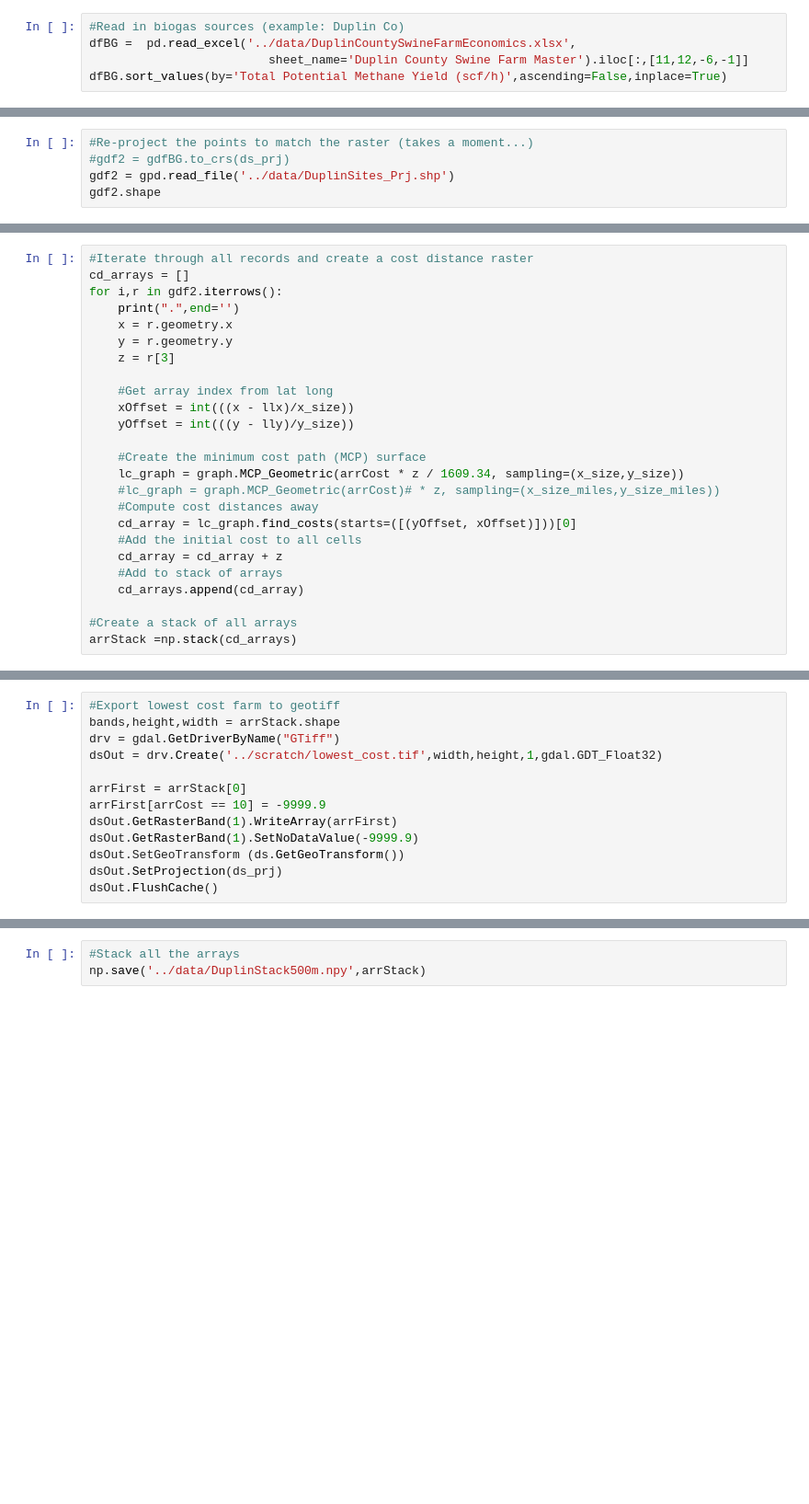
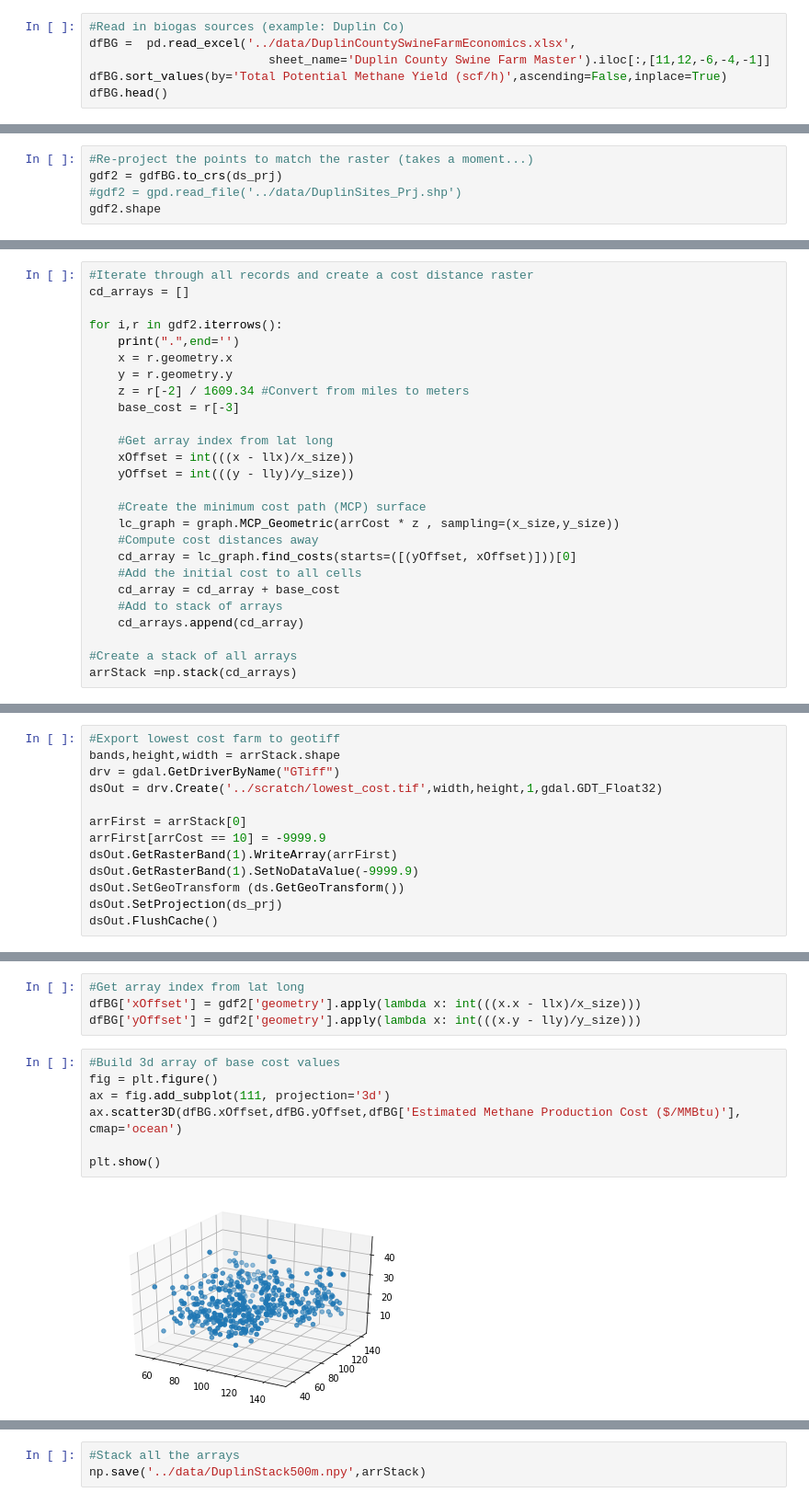
Before and after one commit to ENV859/BioGas_optimization, a Jupyter notebook: scripts/Create-Cost-Stack.ipynb, the cells around one changed output, grey strips where cells are left out. Shown: that part at 92% size. Drawn from its saved outputs; the diff is of its cells as text; blank space fills up the shorter version.

Commit message:
Adds 3d plotting and fixes base cost

```diff
--- a/scripts/Create-Cost-Stack.ipynb
+++ b/scripts/Create-Cost-Stack.ipynb
@@ -41,5 +45,6 @@ arrCostEven = arrCost / arrCost
 # %%
 #Read in biogas sources (example: Duplin Co)
 dfBG =  pd.read_excel('../data/DuplinCountySwineFarmEconomics.xlsx',
-                         sheet_name='Duplin County Swine Farm Master').iloc[:,[11,12,-6,-1]]
+                         sheet_name='Duplin County Swine Farm Master').iloc[:,[11,12,-6,-4,-1]]
 dfBG.sort_values(by='Total Potential Methane Yield (scf/h)',ascending=False,inplace=True)
+dfBG.head()
@@ -53,6 +65,6 @@ gdfBG.crs = {'init':'epsg:4326'}
 #gdfBG.to_file('../data/DuplinSites_LL.shp')
 # %%
 #Re-project the points to match the raster (takes a moment...)
-#gdf2 = gdfBG.to_crs(ds_prj)
-gdf2 = gpd.read_file('../data/DuplinSites_Prj.shp')
+gdf2 = gdfBG.to_crs(ds_prj)
+#gdf2 = gpd.read_file('../data/DuplinSites_Prj.shp')
 gdf2.shape
@@ -63,23 +81,24 @@ y_size_miles = y_size / 1609.344
 # %%
 #Iterate through all records and create a cost distance raster
 cd_arrays = []
+
 for i,r in gdf2.iterrows():
     print(".",end='')
     x = r.geometry.x
     y = r.geometry.y
-    z = r[3]
+    z = r[-2] / 1609.34 #Convert from miles to meters
+    base_cost = r[-3]
 
     #Get array index from lat long
     xOffset = int(((x - llx)/x_size))
     yOffset = int(((y - lly)/y_size))
 
     #Create the minimum cost path (MCP) surface
-    lc_graph = graph.MCP_Geometric(arrCost * z / 1609.34, sampling=(x_size,y_size))
-    #lc_graph = graph.MCP_Geometric(arrCost)# * z, sampling=(x_size_miles,y_size_miles))
+    lc_graph = graph.MCP_Geometric(arrCost * z , sampling=(x_size,y_size))
     #Compute cost distances away
     cd_array = lc_graph.find_costs(starts=([(yOffset, xOffset)]))[0]
     #Add the initial cost to all cells
-    cd_array = cd_array + z
+    cd_array = cd_array + base_cost
     #Add to stack of arrays
     cd_arrays.append(cd_array)
 
@@ -121,0 +145,13 @@ dsOut.FlushCache()
+# %%
+#Get array index from lat long
+dfBG['xOffset'] = gdf2['geometry'].apply(lambda x: int(((x.x - llx)/x_size)))
+dfBG['yOffset'] = gdf2['geometry'].apply(lambda x: int(((x.y - lly)/y_size)))
+# %%
+#Build 3d array of base cost values
+fig = plt.figure()
+ax = fig.add_subplot(111, projection='3d')
+ax.scatter3D(dfBG.xOffset,dfBG.yOffset,dfBG['Estimated Methane Production Cost ($/MMBtu)'], cmap='ocean')
+
+plt.show()
+# %% [output]
+[figure, added]
```
Also changed, not shown: parts of 12 cells of this notebook, 1 other file.
